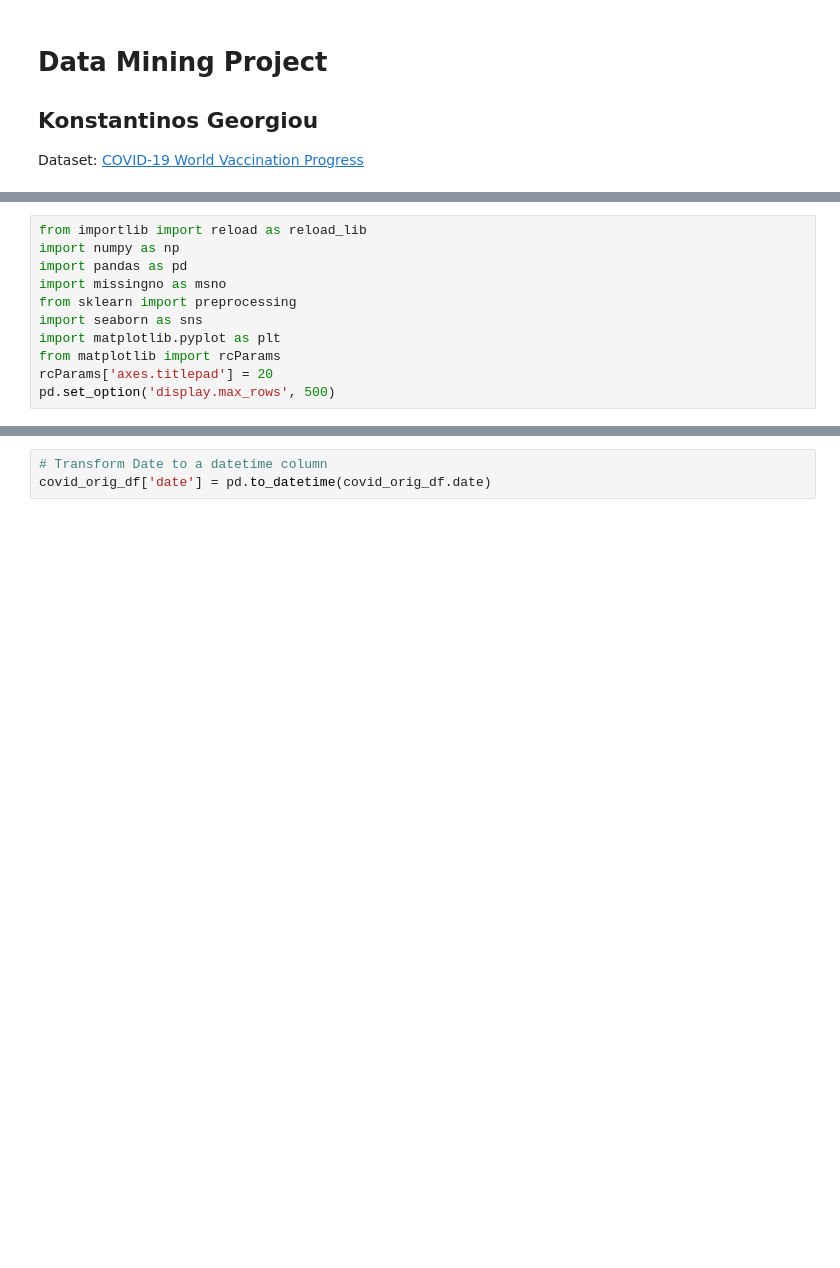
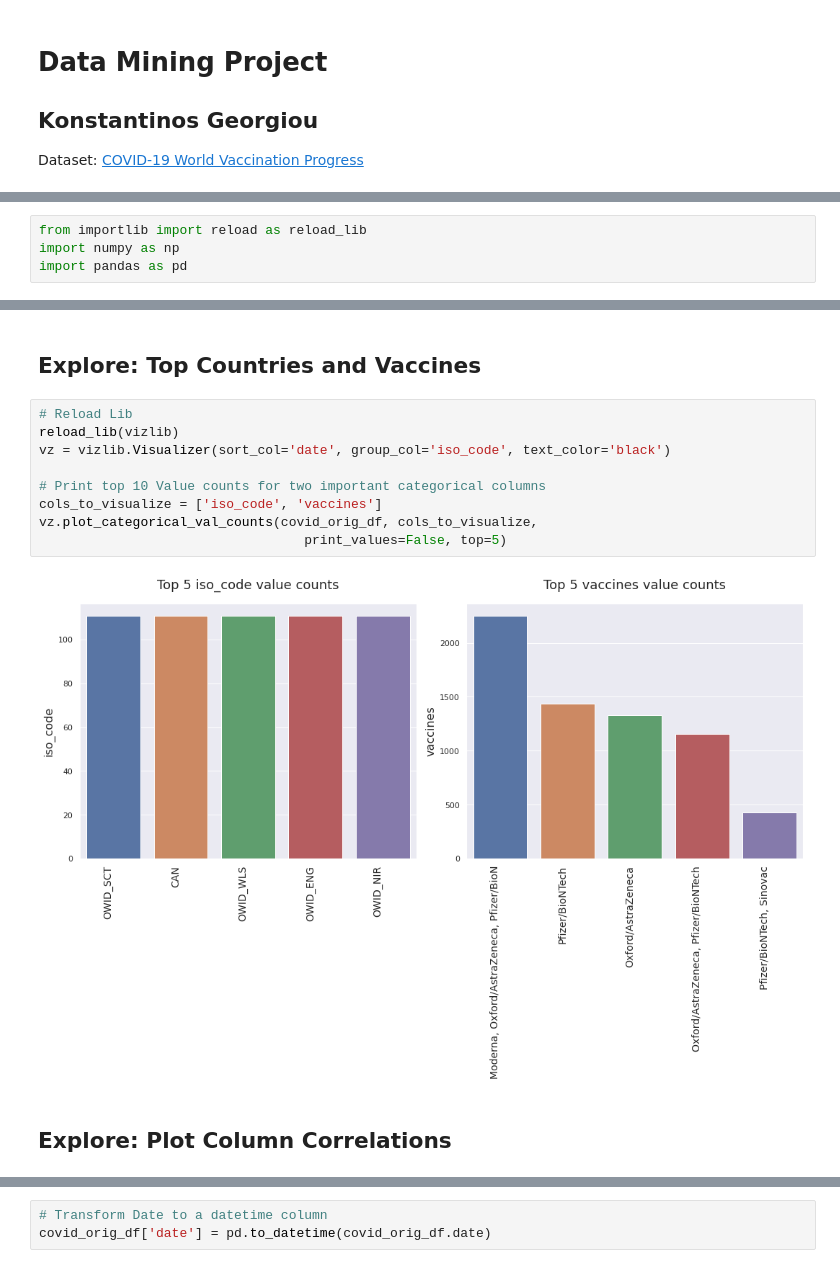
Before and after one commit to drkostas/covid19-vaccinations-predict, a Jupyter notebook: project.ipynb, the cells around one changed output, grey strips where cells are left out. Drawn from its saved outputs; the diff is of its cells as text; blank space fills up the shorter version.

Commit message:
Finished with the dataset cleaning. Working on some visualizations. #8 Closes #3

```diff
--- a/project.ipynb
+++ b/project.ipynb
@@ -57,13 +58,6 @@ text_color = 'lightgrey'
 from importlib import reload as reload_lib
 import numpy as np
 import pandas as pd
-import missingno as msno
-from sklearn import preprocessing
-import seaborn as sns
-import matplotlib.pyplot as plt
-from matplotlib import rcParams
-rcParams['axes.titlepad'] = 20
-pd.set_option('display.max_rows', 500)
 # %%
 # Load the configuration
 conf_obj = Configuration(config_src='confs/covid.yml')
@@ -118,0 +132,15 @@ memory usage: 1.1+ MB
+# %% [markdown]
+## Explore: Top Countries and Vaccines
+# %%
+# Reload Lib
+reload_lib(vizlib)
+vz = vizlib.Visualizer(sort_col='date', group_col='iso_code', text_color='black')
+
+# Print top 10 Value counts for two important categorical columns
+cols_to_visualize = ['iso_code', 'vaccines']
+vz.plot_categorical_val_counts(covid_orig_df, cols_to_visualize,
+                                  print_values=False, top=5)
+# %% [output]
+[figure, added]
+# %% [markdown]
+## Explore: Plot Column Correlations
```
Also changed, not shown: parts of 104 cells of this notebook, 3 other files.
